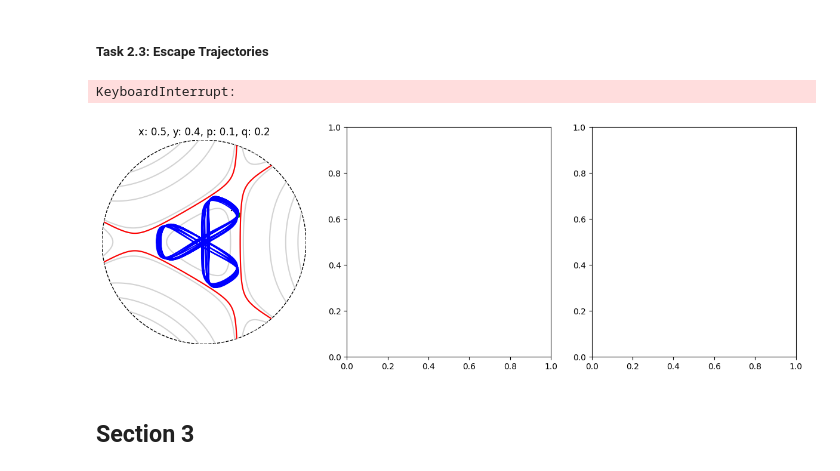
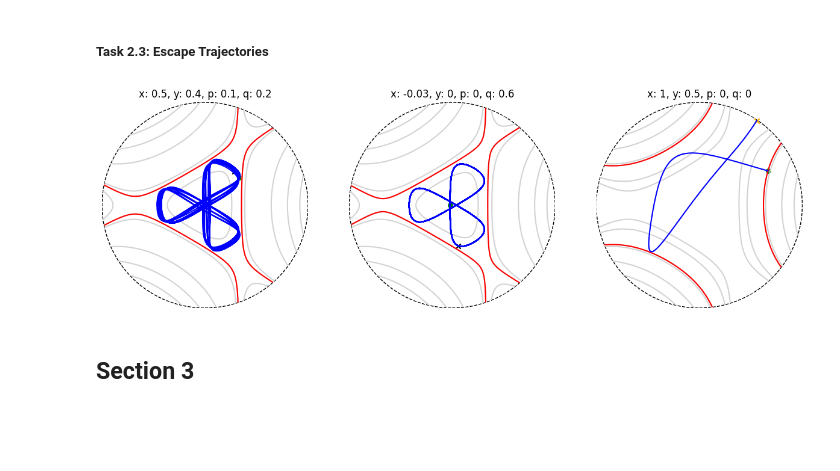
Before and after one commit to ProgramPhantom/MPS224-Scientific-Computing, a Jupyter notebook: Assignment 2/assignment2.ipynb, the cells around one changed output. Drawn from its saved outputs; the diff is of its cells as text; code cells hidden in the pictures; blank space fills up the shorter version.

```diff
--- a/Assignment 2/assignment2.ipynb
+++ b/Assignment 2/assignment2.ipynb
@@ -455,16 +455,15 @@ def show_trajectory_fancy(u0, t_max=50, t_steps=2000, R=1.5, ax=None):
 # %%
 fig, axes = plt.subplots(1, 3, figsize=(15, 5))
 
 show_trajectory_fancy([0.5, 0.4, 0.1, 0.2], t_max=150, ax=axes[0])
 
 show_trajectory_fancy([-0.03, 0, 0, 0.6], t_max=250, ax=axes[1])
 
-show_trajectory_fancy([0.1, 0.5, 0.30, 0.30], t_max=150, ax=axes[2])
+show_trajectory_fancy([1, 0.5, 0, 0], t_max=150, ax=axes[2])
 
 plt.show()
 # %% [output]
-KeyboardInterrupt:
-[figure, old version]
+[figure, new version]
 # %% [markdown]
 ## Section 3
 # %% [markdown]
```
Also changed, not shown: parts of 4 cells of this notebook, 1 other file.
